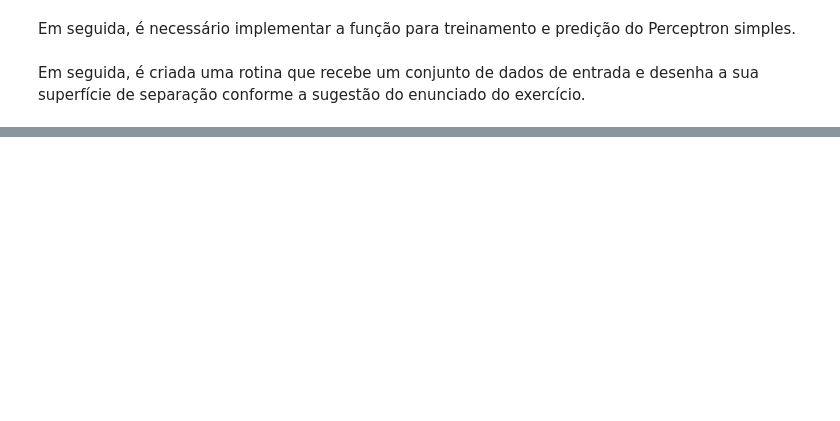
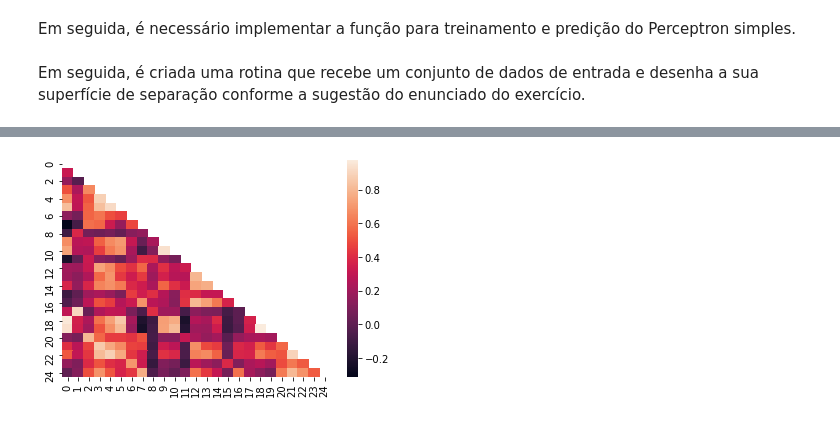
Before and after one commit to vicrsp/rna-ppgee, a Jupyter notebook: exercicios/ex4/Redes Neurais Artificiais - Exercício 4.ipynb, the cells around one changed output, grey strips where cells are left out. Cells and saved outputs as stored; diff of their text form; code cells hidden in the pictures; blank space fills up the shorter version.

```diff
--- a/exercicios/ex4/Redes Neurais Artificiais - Exercício 4.ipynb
+++ b/exercicios/ex4/Redes Neurais Artificiais - Exercício 4.ipynb
@@ -277,0 +285,12 @@ fig.show()
+# %%
+# remove highly correlated features
+cols_to_remove = [2,3,10,20,27]
+cols_mask = np.isin(np.arange(X_bc_norm.shape[1]) , cols_to_remove, invert=True)
+X_bc_norm_final = X_bc_norm[:, cols_mask]
+
+fig, ax = plt.subplots()
+corr = pd.DataFrame(X_bc_norm_final).corr()
+sns.heatmap(corr, ax=ax, mask=np.triu(corr))
+fig.show()
+# %% [output]
+[figure, added]
```
Also changed, not shown: parts of 31 cells of this notebook, 1 other file.
